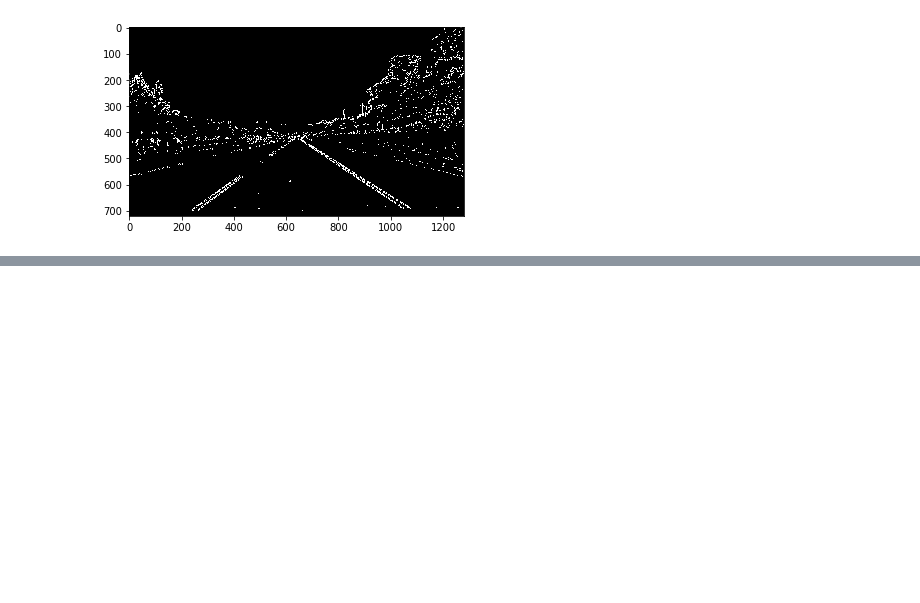
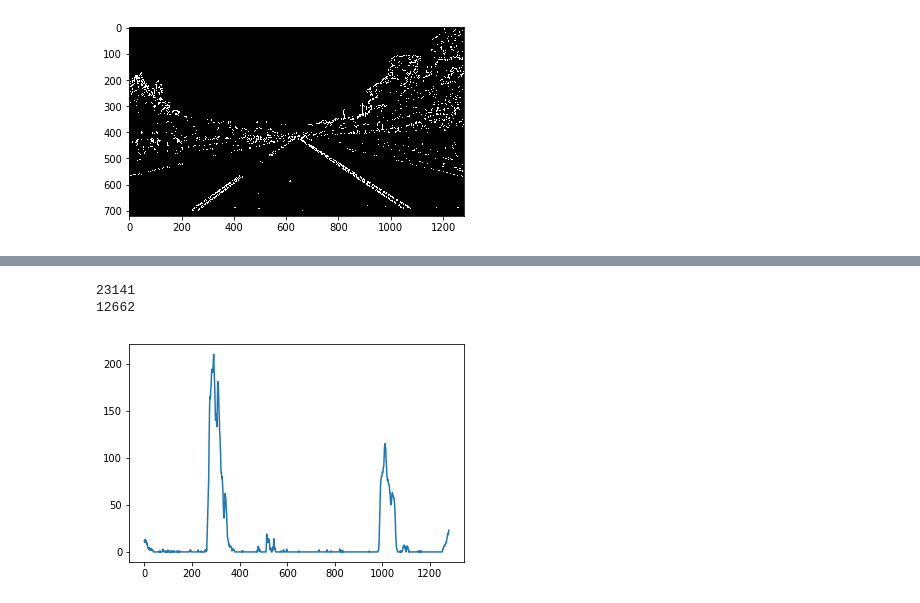
Before and after one commit to fevemania/Advanced-laneline-detector, a Jupyter notebook: examples/example.ipynb, the cells around one changed output, grey strips where cells are left out. Cells and saved outputs as stored; diff of their text form; code cells hidden in the pictures; blank space fills up the shorter version.

Commit message:
Detect lane pixels and fit to find the lane boundary

```diff
--- a/examples/example.ipynb
+++ b/examples/example.ipynb
@@ -437,0 +438,79 @@ perspective_transform(img, debug=True);
+# %%
+# Detect lane pixels and fit to find the lane boundary.
+
+# implement sliding windows and fit a polynomial
+# Take a histogram of the bottom half of the image
+histogram = np.sum(bird_eye_binary[bird_eye_binary.shape[0]//2:, :], axis=0)
+plt.plot(histogram)
+
+# Create an output image to draw on and visualize the result
+out_img = np.dstack((bird_eye_binary, bird_eye_binary, bird_eye_binary))*255
+
+# Find the peak of the left and right halves of the histogram
+midpoint = np.int(histogram.shape[0]/2)
+leftx_base = np.argmax(histogram[:midpoint])
+rightx_base = np.argmax(histogram[midpoint:]) + midpoint
+
+# Choose the number of sliding windows
+nwindows = 9
+# Set height of windows
+window_height = np.int(bird_eye_binary.shape[0]/nwindows)
+# Identify the x and y positions of all nonzeros pixels in the image
+nonzero = bird_eye_binary.nonzero()
+nonzeroy = nonzero[0]
+nonzerox = nonzero[1]
+# Current positions to be updated for each window
+leftx_current = leftx_base
+rightx_current = rightx_base
+# Set the width of the windows +/- margin
+margin = 100
+# Set minimum number of pixels found to recenter window
+minpix = 50
+# Create empty lists to receive left and right lane pixel indices
+left_lane_inds = []
+right_lane_inds = []
+
+# Step throught the windows one by one
+for window in range(nwindows):
+    # Identify window boundaries in x and y (and right and left)
+    win_y_low = bird_eye_binary.shape[0] - (window+1)*window_height
+    win_y_high = bird_eye_binary.shape[0] - window*window_height
+    win_xleft_low = leftx_current - margin
+    win_xleft_high = leftx_current + margin
+    win_xright_low = rightx_current - margin
+    win_xright_high = rightx_current + margin
+    # Draw the windows on the visualization image
+    cv2.rectangle(out_img, (win_xleft_low, win_y_low), (win_xleft_high, win_y_high), (0,255,0), 5)
+    cv2.rectangle(out_img, (win_xright_low, win_y_low), (win_xright_high, win_y_high), (0,255,0), 5)
+    # identify the nonzero pixels in x and y within the window
+    good_left_inds = ((nonzeroy >= win_y_low) & (nonzeroy < win_y_high) &
+                      (nonzerox >= win_xleft_low) & (nonzerox < win_xleft_high)).nonzero()[0]
+    good_right_inds = ((nonzeroy >= win_y_low) & (nonzeroy < win_y_high) &
+                       (nonzerox >= win_xright_low) & (nonzerox < win_xright_high)).nonzero()[0]
+    # Append these indices to the lists
+    left_lane_inds.append(good_left_inds)
+    right_lane_inds.append(good_right_inds)
+    # If you found > minpix pixls, recenter next window on their mean position
+    if len(good_left_inds) > minpix:
+        leftx_current = np.int(np.mean(nonzerox[good_left_inds]))
+    if len(good_right_inds) > minpix:
+        rightx_current = np.int(np.mean(nonzerox[good_right_inds]))
+
+
+# Concatenate the arrays of indices
+left_lane_inds = np.concatenate(left_lane_inds)
+right_lane_inds = np.concatenate(right_lane_inds)
+
+# Extract left and right line pixel positions
+leftx = nonzerox[left_lane_inds]
+lefty = nonzeroy[left_lane_inds]
+rightx = nonzerox[right_lane_inds]
+righty = nonzeroy[right_lane_inds]
+
+# Fit a second order polynomial to each
+left_fit = np.polyfit(lefty, leftx, 2)
+right_fit = np.polyfit(righty, rightx, 2)
+# %% [output]
+23141
+12662
+[figure, added]
```
Also changed, not shown: parts of 4 cells of this notebook.
